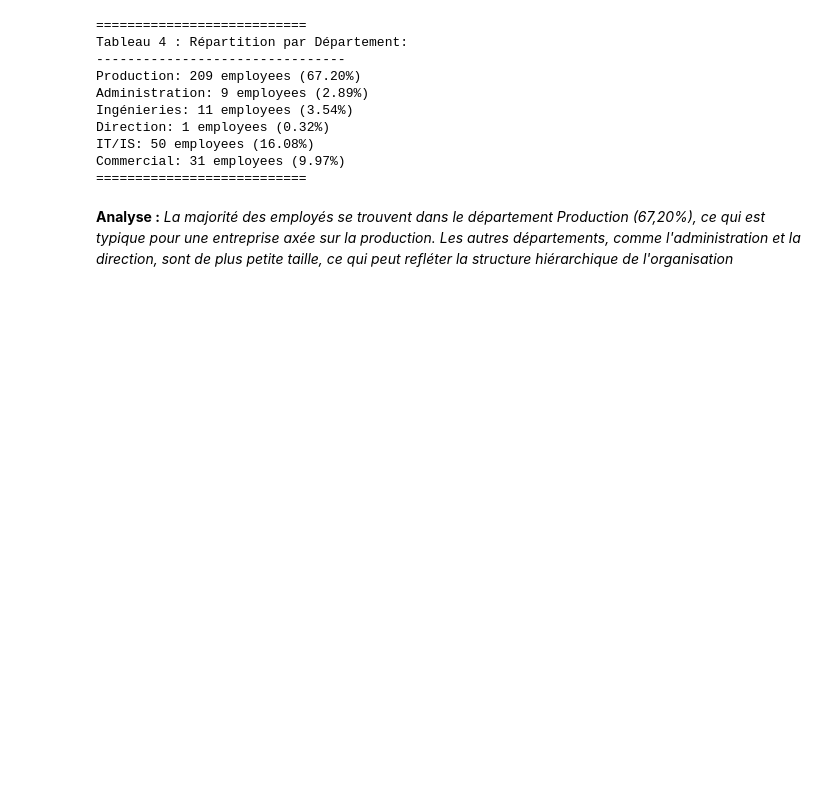
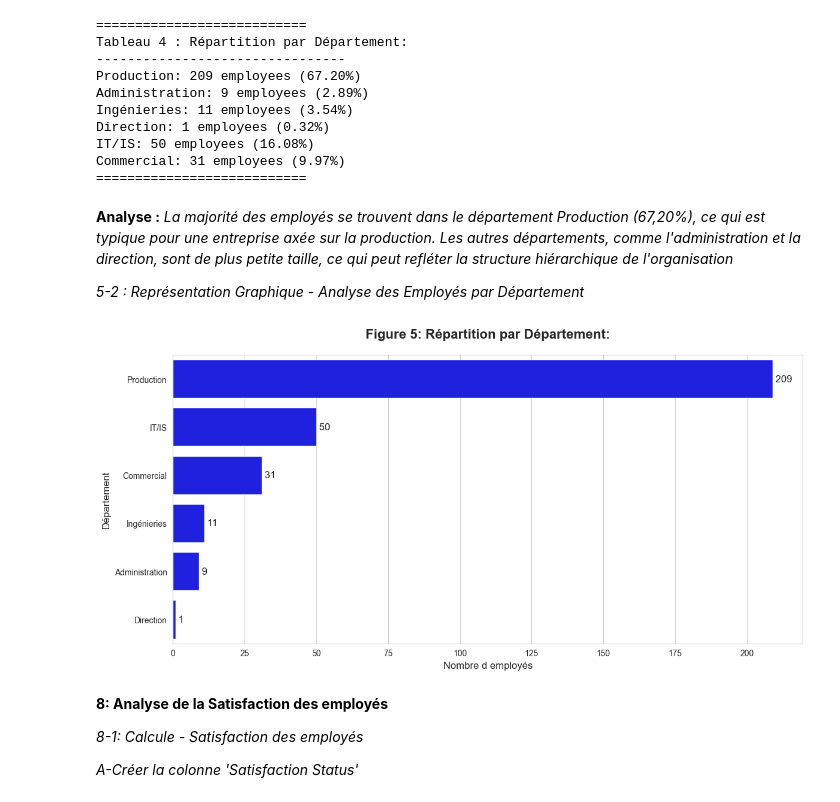
Before and after one commit to AbdelmoughitASSAL/HR_Dashboard_06_18, a Jupyter notebook: HR-PYTHON.ipynb, the cells around one changed output. Saved outputs shown, nothing was run; the diff lists cells and outputs as text; code cells hidden in the pictures; blank space fills up the shorter version.

```diff
--- a/HR-PYTHON.ipynb
+++ b/HR-PYTHON.ipynb
@@ -279,3 +281,28 @@ Commercial: 31 employees (9.97%)
 # %% [markdown]
 **Analyse :**
 *La majorité des employés se trouvent dans le département Production (67,20%), ce qui est typique pour une entreprise axée sur la production. Les autres départements, comme l'administration et la direction, sont de plus petite taille, ce qui peut refléter la structure hiérarchique de l'organisation*
+
+*5-2 : Représentation Graphique - Analyse des Employés par Département*
+# %%
+plt.figure(figsize=(12, 6))
+departments = ['Production', 'IT/IS', 'Commercial', 'Ingénieries', 'Administration', 'Direction']
+counts = [Production_count, ITIS_count, Sales_Count, Engineering_count, AdminOffices_count, ExecutiveOffice_Count]
+
+ax = sns.barplot(x=counts, y=departments, color="blue")
+ax.set_xlabel('Nombre d employés', fontsize=12)
+ax.set_ylabel('Département', fontsize=12)
+ax.set_title('Figure 5: Répartition par Département:', fontsize=16, pad=20, fontweight='bold')
+
+for i, count in enumerate(counts):
+    ax.text(count, i, f' {count}', va='center', fontsize=12)
+
+plt.tight_layout()
+plt.show()
+# %% [output]
+[figure, added]
+# %% [markdown]
+**8: Analyse de la Satisfaction des employés**
+
+*8-1: Calcule - Satisfaction des employés*
+
+*A-Créer la colonne 'Satisfaction Status'*
```
Also changed, not shown: parts of 16 cells of this notebook.
